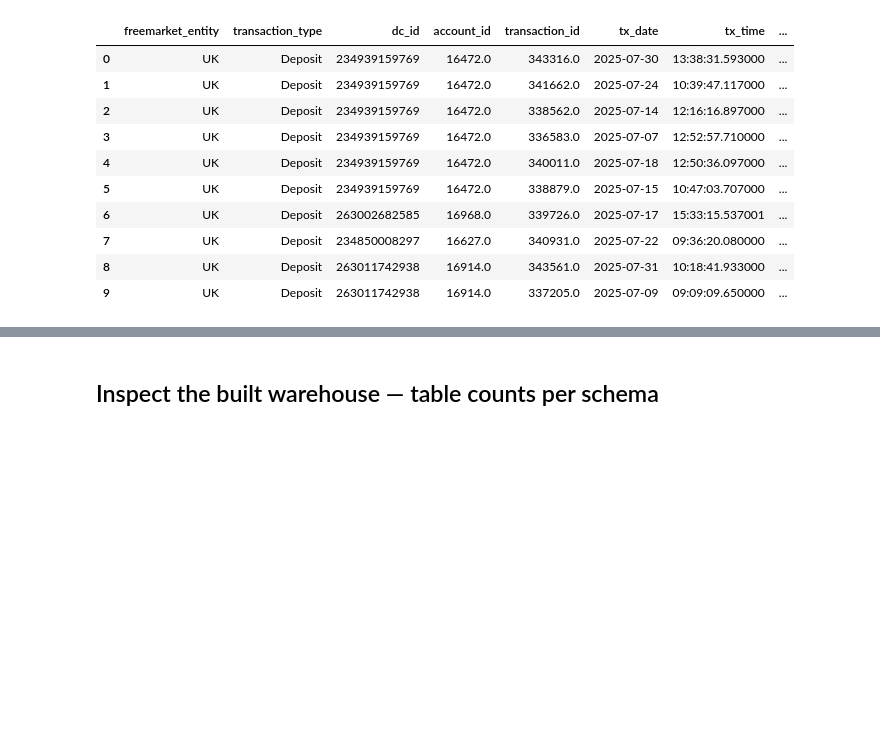
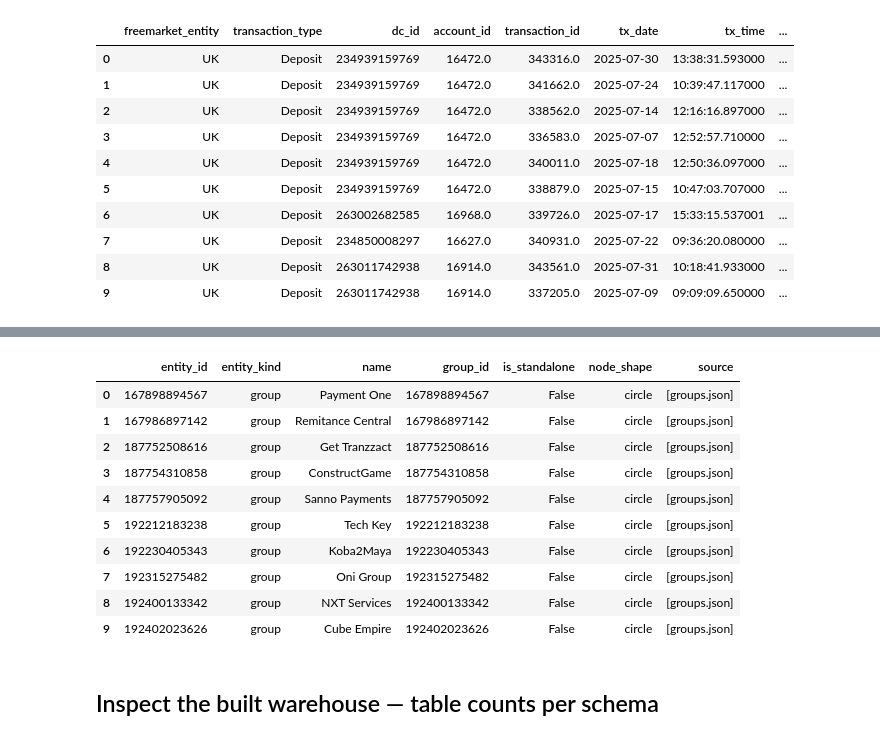
Before and after one commit to hallabehery/FM-Data-Engineer-Test-HS, a Jupyter notebook: notebook/pipeline.ipynb, the cells around one changed output, grey strips where cells are left out. Cells and saved outputs as stored; diff of their text form; code cells hidden in the pictures; blank space fills up the shorter version.

```diff
--- a/notebook/pipeline.ipynb
+++ b/notebook/pipeline.ipynb
@@ -287,3 +245,17 @@ con.sql('''
+# %%
+con.sql("SELECT * FROM data_mart.entity LIMIT 10").df()
+# %% [output]
+|  | entity_id | entity_kind | name | group_id | is_standalone | node_shape | source |
+| 0 | 167898894567 | group | Payment One | 167898894567 | False | circle | [groups.json] |
+| 1 | 167986897142 | group | Remitance Central | 167986897142 | False | circle | [groups.json] |
+| 2 | 187752508616 | group | Get Tranzzact | 187752508616 | False | circle | [groups.json] |
+| 3 | 187754310858 | group | ConstructGame | 187754310858 | False | circle | [groups.json] |
+| 4 | 187757905092 | group | Sanno Payments | 187757905092 | False | circle | [groups.json] |
+| 5 | 192212183238 | group | Tech Key | 192212183238 | False | circle | [groups.json] |
+| 6 | 192230405343 | group | Koba2Maya | 192230405343 | False | circle | [groups.json] |
+| 7 | 192315275482 | group | Oni Group | 192315275482 | False | circle | [groups.json] |
+| 8 | 192400133342 | group | NXT Services | 192400133342 | False | circle | [groups.json] |
+| 9 | 192402023626 | group | Cube Empire | 192402023626 | False | circle | [groups.json] |
 # %% [markdown]
 ## Inspect the built warehouse — table counts per schema
 # %%
```
Also changed, not shown: parts of 33 cells of this notebook, 5 other files.
